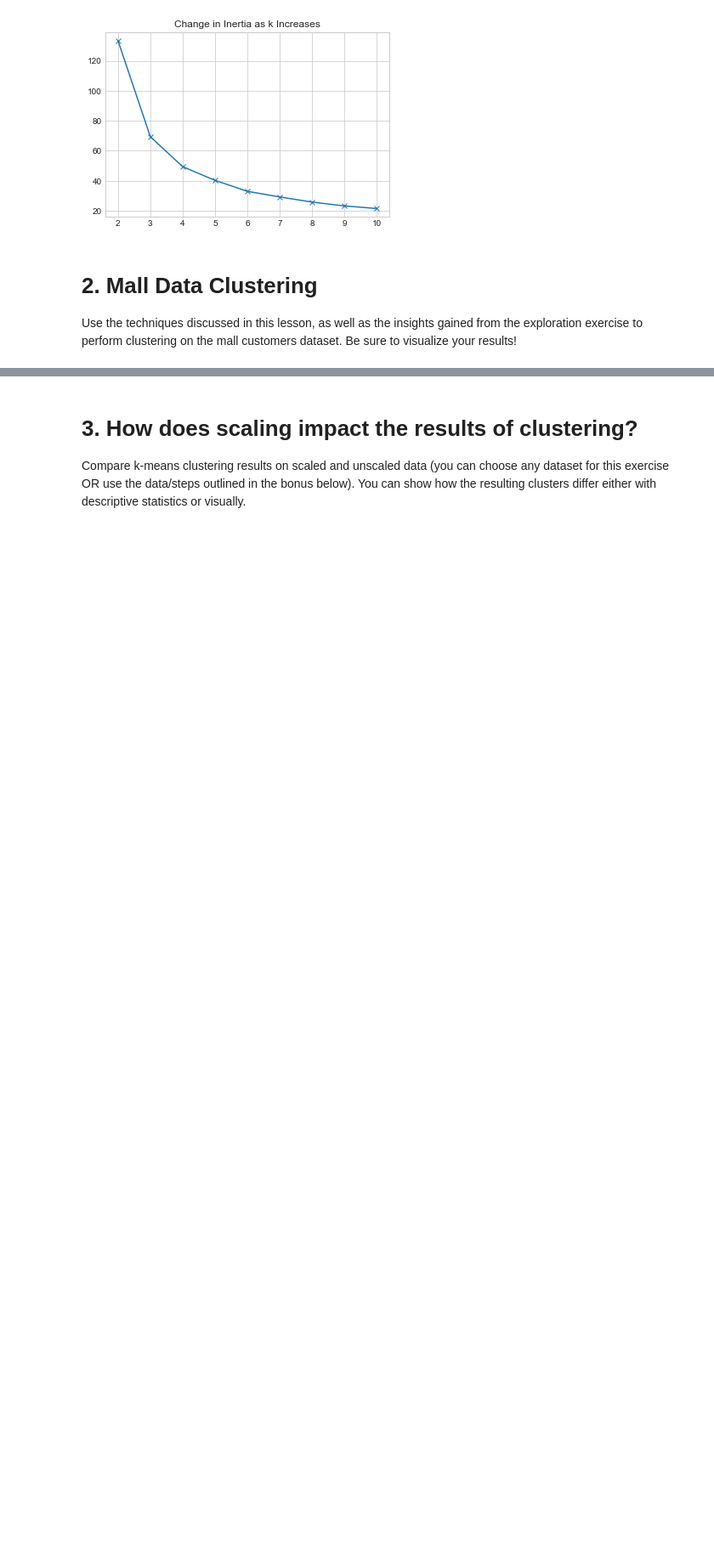
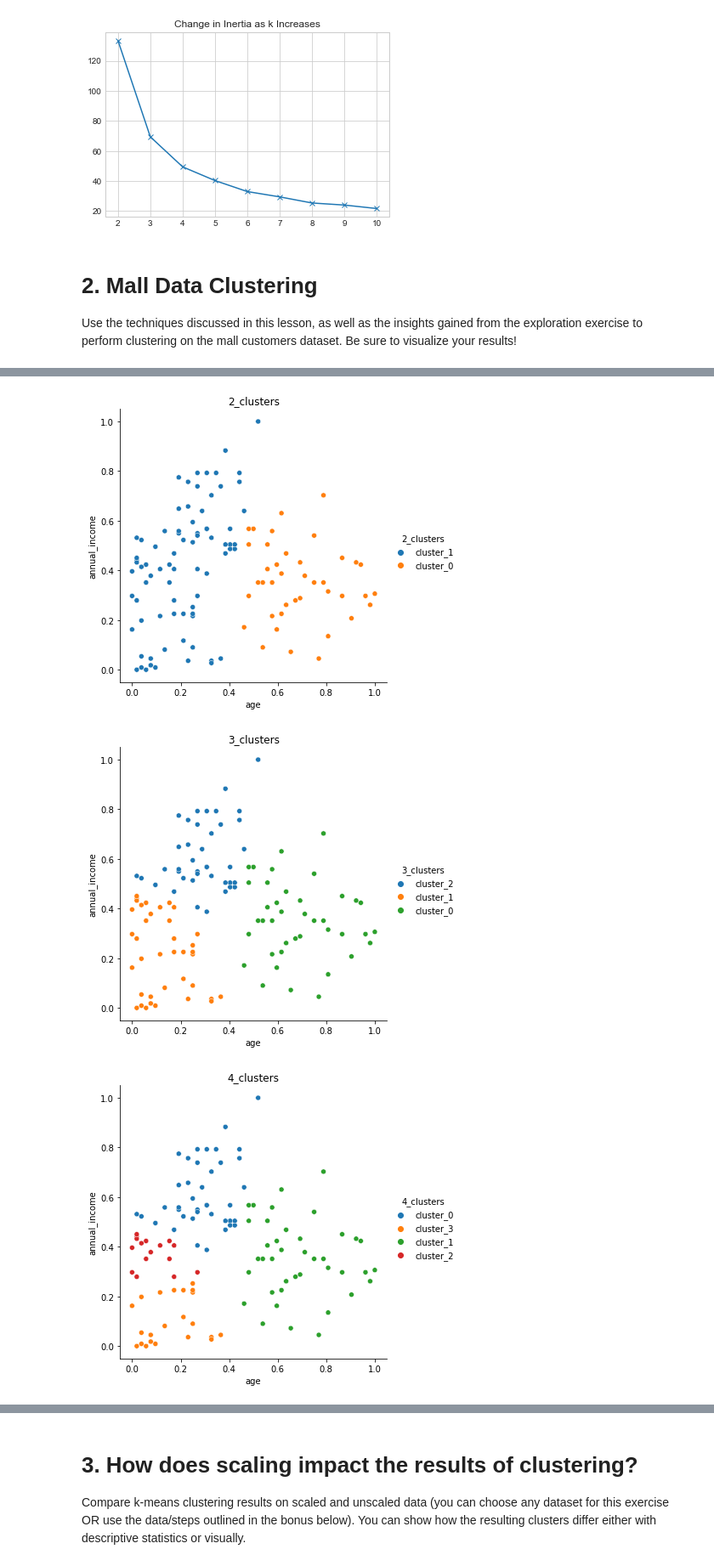
Before and after one commit to Jonessn22/clustering-exercises, a Jupyter notebook: 03b_modeling_exercises.ipynb, the cells around one changed output, grey strips where cells are left out. Shown at 85% size. Drawn from its saved outputs; the diff is of its cells as text; code cells hidden in the pictures; blank space fills up the shorter version.

Commit message:
modeling exercises through 3

```diff
--- a/03b_modeling_exercises.ipynb
+++ b/03b_modeling_exercises.ipynb
@@ -324,0 +324,7 @@ See Full Dataframe in Mito
+# %%
+# train df with model cluster predictions from range 2 - 10
+import model
+from sklearn.preprocessing import MinMaxScaler
+
+X_mall, X_mall_pred, predictions = model.kmeans_model(train, ['age', 'annual_income'], \
+                                                                            MinMaxScaler(), 2, 11)
@@ -324,0 +457,6 @@ See Full Dataframe in Mito
+# %%
+model.visualize_clusters(predictions, 'age', 'annual_income')
+# %% [output]
+[figure, added]
+[figure, added]
+[figure, added]
```
Also changed, not shown: parts of 25 cells of this notebook, 1 other file.
